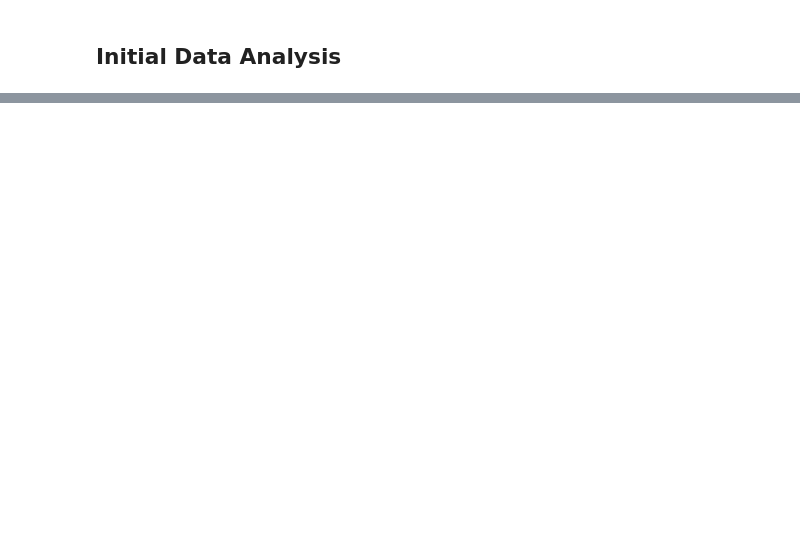
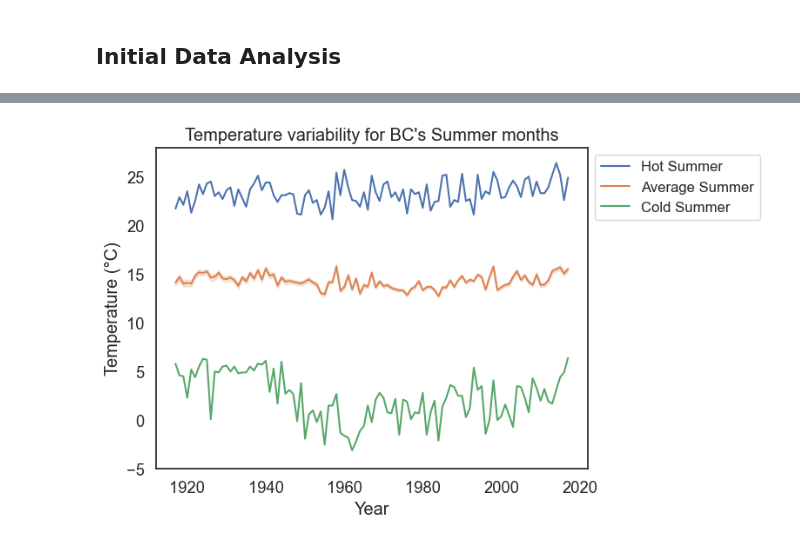
Before and after one commit to ubco-W2022T2-data301/project-group33, a Jupyter notebook: analysis/analysis3.ipynb, the cells around one changed output, grey strips where cells are left out. Drawn from its saved outputs; the diff is of its cells as text; code cells hidden in the pictures; blank space fills up the shorter version.

```diff
--- a/analysis/analysis3.ipynb
+++ b/analysis/analysis3.ipynb
@@ -138,0 +460,28 @@ Briefly describe your research question or interests here.
+# %%
+# I am defining the summer months as from May to September
+BC_Summer = BCdata[(BCdata['Month'] == 5) |
+                    (BCdata['Month'] == 6) |
+                    (BCdata['Month'] == 7) |
+                    (BCdata['Month'] == 8) |
+                    (BCdata['Month'] == 9)]
+
+# Plot for Hot Summer weather
+Hot_BC_Summer = BC_Summer.groupby('Year').max().reset_index()
+sns.lineplot(x='Year', y='Tm', data=Hot_BC_Summer, label='Hot Summer')
+
+# Plot for Average Summer weather
+sns.lineplot(x='Year', y='Tm', data=BC_Summer, label='Average Summer')
+
+# Plot for Cold Summer weather
+Cold_BC_Summer = BC_Summer.groupby('Year').min().reset_index()
+sns.lineplot(x='Year', y='Tm', data=Cold_BC_Summer, label='Cold Summer')
+
+plt.ylim(-7, 28)
+plt.ylabel("Temperature (°C)")
+plt.title("Temperature variability for BC's Summer months")
+sns.color_palette("colorblind")
+plt.legend(loc=0, bbox_to_anchor=(1,1), fontsize=12)
+plt.ylim(-5,28)
+plt.show()
+# %% [output]
+[figure, added]
```
Also changed, not shown: parts of 99 cells of this notebook.
